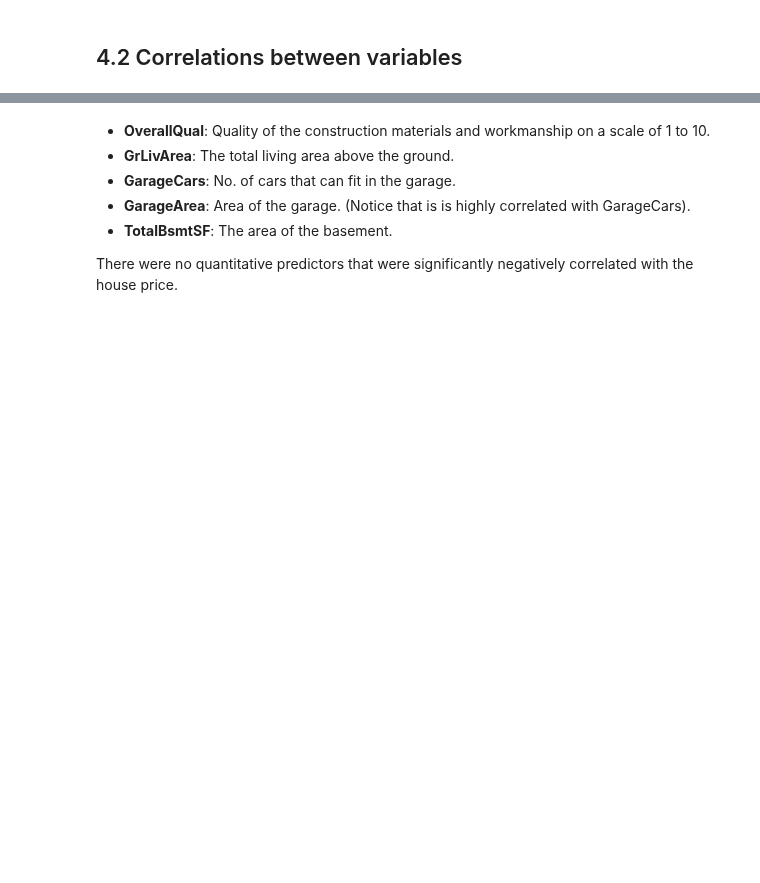
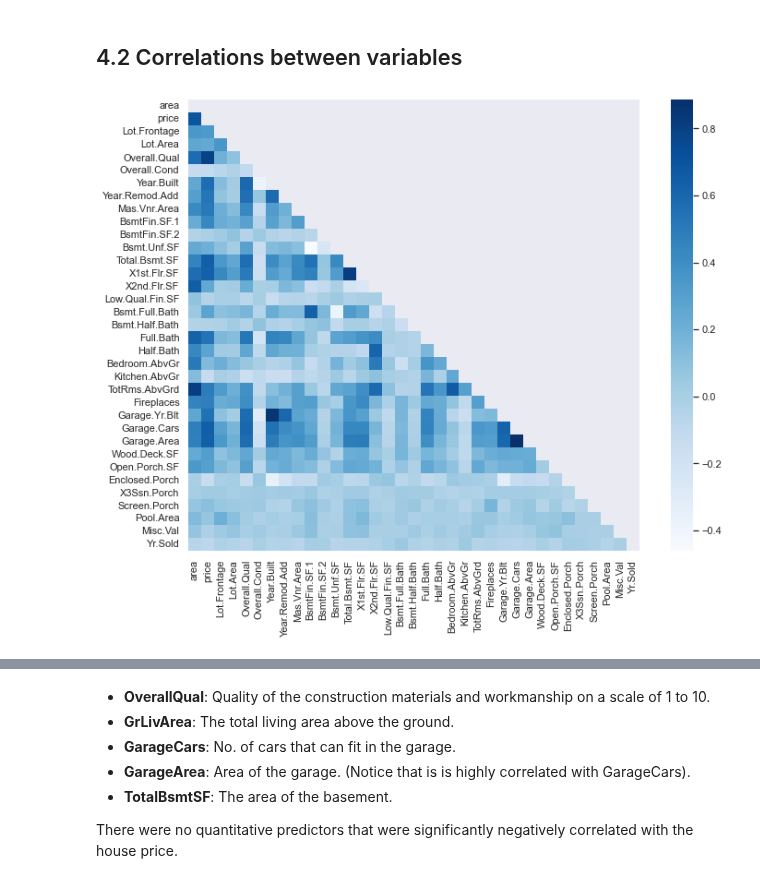
Before and after one commit to blue-fish-0/Data-Analytics-Projects, a Jupyter notebook: house-prices-prediction.ipynb, the cells around one changed output, grey strips where cells are left out. Cells and saved outputs as stored; diff of their text form; code cells hidden in the pictures; blank space fills up the shorter version.

```diff
--- a/house-prices-prediction.ipynb
+++ b/house-prices-prediction.ipynb
@@ -106,11 +117,13 @@ The distribution of house prices is positively skewed due to the presence of a f
 # %% [markdown]
 ## 4.2 Correlations between variables
 # %%
-correlation_matrix = train_data.corr()
+correlation_matrix = pd.concat([X_train, y_train]).corr()
 lower_triangle_mask = np.tril(np.ones(correlation_matrix.shape), k = -1).astype(bool)
 # Replace all values above the lower triangle with NaN
 correlation_matrix = correlation_matrix.where(lower_triangle_mask)
 
 with sns.axes_style("dark"):
     f, ax = plt.subplots(figsize=(12, 9))
     sns.heatmap(correlation_matrix, cmap="Blues", square=True);
+# %% [output]
+[figure, added]
```
Also changed, not shown: parts of 13 cells of this notebook.
